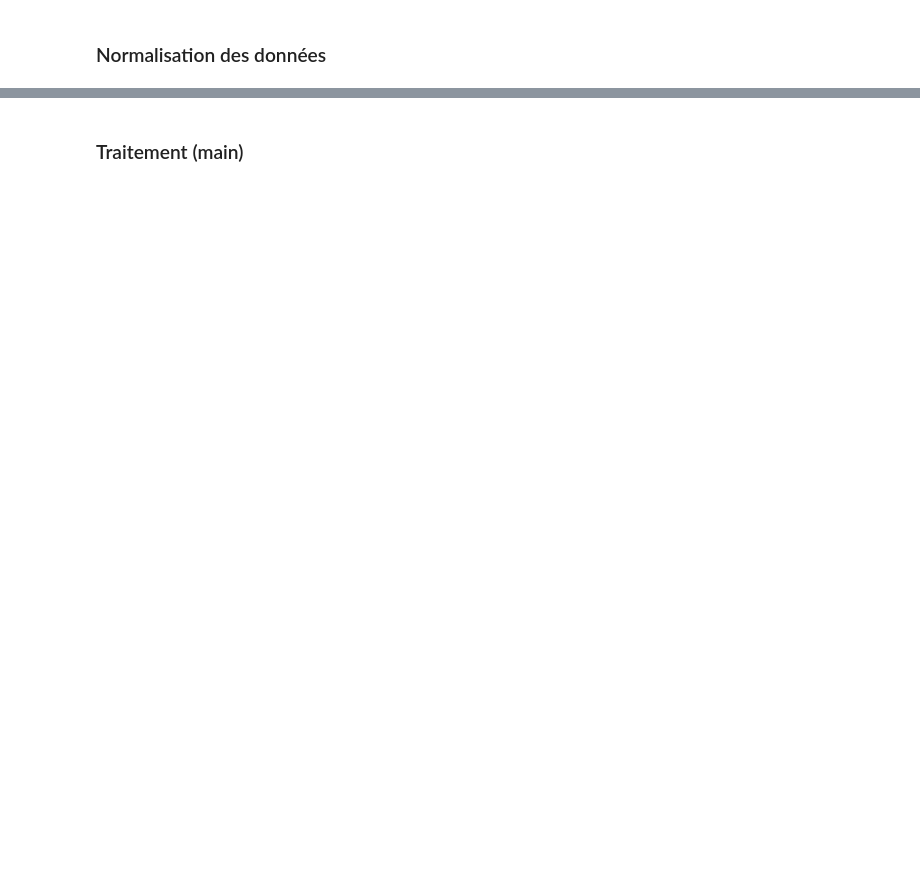
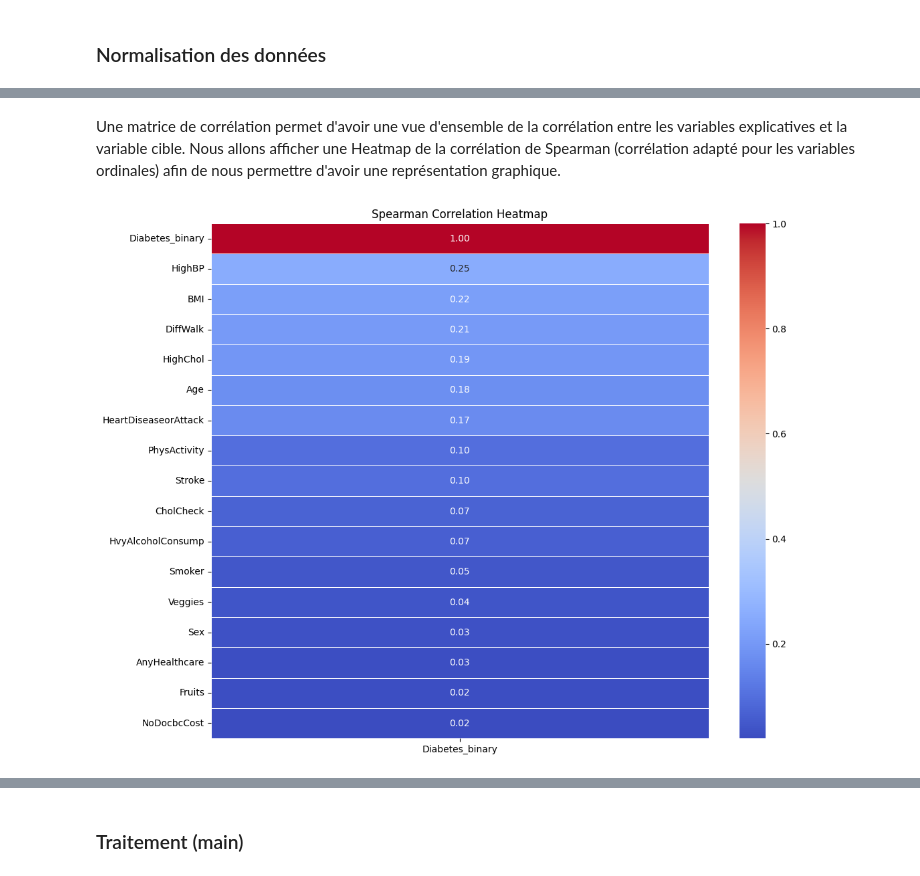
Before and after one commit to saadaouis/Deep_Learning-project, a Jupyter notebook: Livrable.ipynb, the cells around one changed output, grey strips where cells are left out. Cells and saved outputs as stored; diff of their text form; code cells hidden in the pictures; blank space fills up the shorter version.

```diff
--- a/Livrable.ipynb
+++ b/Livrable.ipynb
@@ -192,0 +206,9 @@ def outliers_detection(df):
+# %%
+def manage_doublons(df):
+    df = df.copy()
+
+    nb_duplicates = df.duplicated().sum()
+
+    df = df.drop_duplicates(keep='first')
+    print(f"Doublons removed! Number of doublons removed: {nb_duplicates}")
+    return df
@@ -192,0 +217,7 @@ def outliers_detection(df):
+# %%
+df_data = load_dataset(path)
+
+# Gestion des doublons
+df_data = manage_doublons(df_data)
+
+df_data = remove_sensible_data(df_data, ['GenHlth', 'MentHlth', 'PhysHlth', 'Income', 'Education'])
@@ -192,0 +268,10 @@ def outliers_detection(df):
+# %% [markdown]
+Une matrice de corrélation permet d'avoir une vue d'ensemble de la corrélation entre les variables explicatives et la variable cible. Nous allons afficher une Heatmap de la corrélation de Spearman (corrélation adapté pour les variables ordinales) afin de nous permettre d'avoir une représentation graphique.
+# %%
+corr_pearso = df_data.corr(method='spearman')[['Diabetes_binary']].abs().sort_values(by='Diabetes_binary', ascending=False)
+plt.figure(figsize=(12, 10))
+sns.heatmap(corr_pearso, annot=True, cmap='coolwarm', fmt=".2f", linewidths=0.5)
+plt.title("Spearman Correlation Heatmap")
+plt.show()
+# %% [output]
+[figure, added]
```
Also changed, not shown: parts of 26 cells of this notebook, 1 other file.
